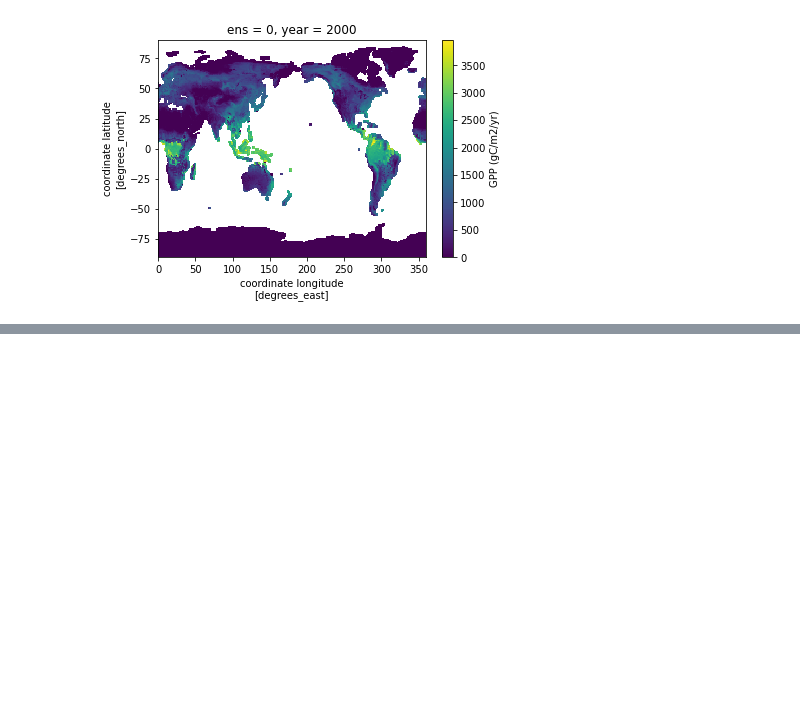
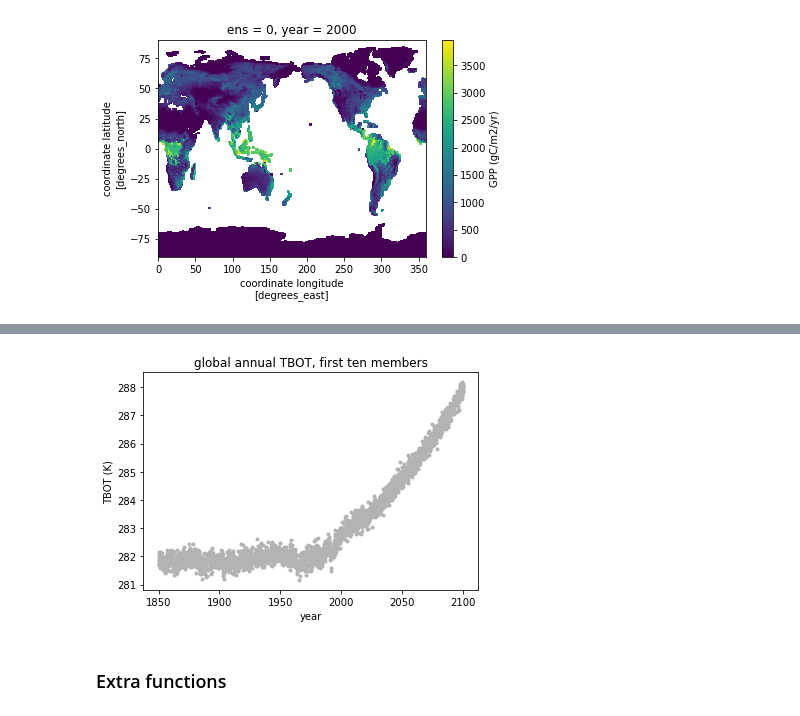
Before and after one commit to djk2120/cesm-lens, a Jupyter notebook: notebooks/lens_template.ipynb, the cells around one changed output, grey strips where cells are left out. Cells and saved outputs as stored; diff of their text form; code cells hidden in the pictures; blank space fills up the shorter version.

```diff
--- a/notebooks/lens_template.ipynb
+++ b/notebooks/lens_template.ipynb
@@ -85,13 +111,16 @@ def get_file(ee,model,field,yr):
 # %%
-def all_files(model,field,firstyear):
+def all_files(model,ens,field,firstyear,lastyear):
     ''' Returns all files for either CESM1 or CESM2, starting at firstyear'''
-    if model == 'CESM1':
-        nens = 42
-        files = [get_file(ee,'CESM1',field,0) for ee in range(nens)]
-    else:
+
+    if model =='CESM2':
         nens = 50
-        yrs = [*np.arange(firstyear,2009,10),2010]
-        files = [[get_file(ee,'CESM2',field,yr) for yr in yrs]
-                 for ee in range(nens)]
+        hist = np.arange(1850,2011,10)
+        ssp  = np.arange(2015,2096,10)
+        fullset  = np.array([*hist,*ssp])
+        ix = np.logical_and(fullset>=firstyear,fullset<=lastyear)
+        yrs = fullset[ix]
+
+        files = [[get_file(ee,model,field,yr) for yr in yrs]
+                 for ee in ens]
     return files
 # %%
@@ -217,0 +247,9 @@ plt.title('CESM2-LE (50 members)');
+# %%
+%%time
+model = 'CESM2'
+ens = np.arange(10)     #read only the first 10 ensemble members
+fields = ['TBOT']  # always brackets, fields = ['GPP']
+firstyear = 1850
+lastyear  = 2100
+
+ds = get_monthly(model,ens,fields,firstyear,lastyear)
@@ -217,0 +259,4 @@ plt.title('CESM2-LE (50 members)');
+# %%
+%%time
+#this function is provided below
+tb_ann = aggregate_ann(ds.TBOT,'CESM2')
@@ -217,0 +266,4 @@ plt.title('CESM2-LE (50 members)');
+# %%
+%%time
+#this function is provided below
+tb_ann_glob = aggregate_glob(tb_ann,ds.landarea)
@@ -217,0 +273,10 @@ plt.title('CESM2-LE (50 members)');
+# %%
+t = tb_ann_glob.year
+plt.plot(t,tb_ann_glob,'.',color=[0.7,0.7,0.7])
+plt.title('global annual TBOT, first ten members')
+plt.ylabel('TBOT (K)')
+plt.xlabel('year');
+# %% [output]
+[figure, added]
+# %% [markdown]
+### Extra functions
```
Also changed, not shown: parts of 19 cells of this notebook.
